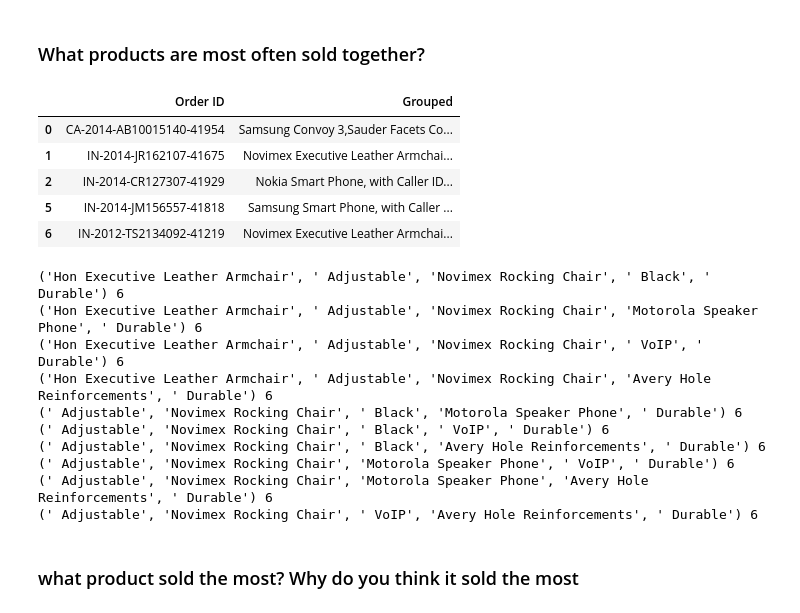
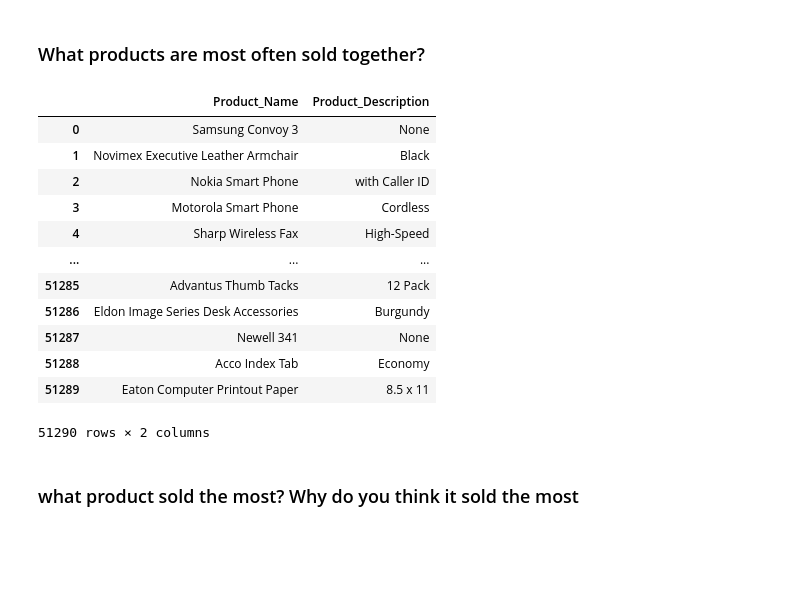
Before and after one commit to rachael-meinders/superstore, a Jupyter notebook: superstore analysis folder/Pandas Sales Analysis.ipynb, the cells around one changed output. Drawn from its saved outputs; the diff is of its cells as text; code cells hidden in the pictures; blank space fills up the shorter version.

```diff
--- a/superstore analysis folder/Pandas Sales Analysis.ipynb
+++ b/superstore analysis folder/Pandas Sales Analysis.ipynb
@@ -302,3 +298,24 @@ plt.show()
 [figure]
 # %% [markdown]
 ### What products are most often sold together?
+# %%
+# first we need to make the prod names readable, they are mixed in with their descriptions
+# splitting product names from descriptions in Product_Name column
+split_df = df['Product_Name'].str.split(",", n = 1, expand = True)
+# %%
+# rename columns
+split_df.rename(columns={0:'Product_Name', 1:'Product_Description'})
+# %% [output]
+|  | Product_Name | Product_Description |
+| 0 | Samsung Convoy 3 | None |
+| 1 | Novimex Executive Leather Armchair | Black |
+| 2 | Nokia Smart Phone | with Caller ID |
+| 3 | Motorola Smart Phone | Cordless |
+| 4 | Sharp Wireless Fax | High-Speed |
+| ... | ... | ... |
+| 51285 | Advantus Thumb Tacks | 12 Pack |
+| 51286 | Eldon Image Series Desk Accessories | Burgundy |
+| 51287 | Newell 341 | None |
+| 51288 | Acco Index Tab | Economy |
+| 51289 | Eaton Computer Printout Paper | 8.5 x 11 |
+51290 rows × 2 columns
@@ -305,38 +326,21 @@ plt.show()
 # %%
+# group products most often sold together
 df = df[df['Order ID'].duplicated(keep=False)]
 
 df['Grouped'] = df.groupby('Order ID')['Product_Name'].transform(lambda x: ','.join(x))
 
-df = df[['Order ID','Grouped']].drop_duplicates()
+grouped = df[['Order ID','Grouped']].drop_duplicates()
 
-df.head()
+grouped.head()
-# %% [output]
-|  | Order ID | Grouped |
-| 0 | CA-2014-AB10015140-41954 | Samsung Convoy 3,Sauder Facets Co... |
-| 1 | IN-2014-JR162107-41675 | Novimex Executive Leather Armchai... |
-| 2 | IN-2014-CR127307-41929 | Nokia Smart Phone, with Caller ID... |
-| 5 | IN-2014-JM156557-41818 | Samsung Smart Phone, with Caller ... |
-| 6 | IN-2012-TS2134092-41219 | Novimex Executive Leather Armchai... |
 # %%
 from itertools import combinations
 from collections import Counter
 # %%
 count = Counter()
 
-for row in df['Grouped']:
+for row in grouped['Grouped']:
     row_list = row.split(',')
     count.update(Counter(combinations(row_list,5)))
 
 for key, value in count.most_common(10):
     print(key, value)
-# %% [output]
-('Hon Executive Leather Armchair', ' Adjustable', 'Novimex Rocking Chair', ' Black', ' Durable') 6
-('Hon Executive Leather Armchair', ' Adjustable', 'Novimex Rocking Chair', 'Motorola Speaker Phone', ' Durable') 6
-('Hon Executive Leather Armchair', ' Adjustable', 'Novimex Rocking Chair', ' VoIP', ' Durable') 6
-('Hon Executive Leather Armchair', ' Adjustable', 'Novimex Rocking Chair', 'Avery Hole Reinforcements', ' Durable') 6
-(' Adjustable', 'Novimex Rocking Chair', ' Black', 'Motorola Speaker Phone', ' Durable') 6
-(' Adjustable', 'Novimex Rocking Chair', ' Black', ' VoIP', ' Durable') 6
-(' Adjustable', 'Novimex Rocking Chair', ' Black', 'Avery Hole Reinforcements', ' Durable') 6
-(' Adjustable', 'Novimex Rocking Chair', 'Motorola Speaker Phone', ' VoIP', ' Durable') 6
-(' Adjustable', 'Novimex Rocking Chair', 'Motorola Speaker Phone', 'Avery Hole Reinforcements', ' Durable') 6
-(' Adjustable', 'Novimex Rocking Chair', ' VoIP', 'Avery Hole Reinforcements', ' Durable') 6
```
Also changed, not shown: parts of 6 cells of this notebook, 1 other file.
